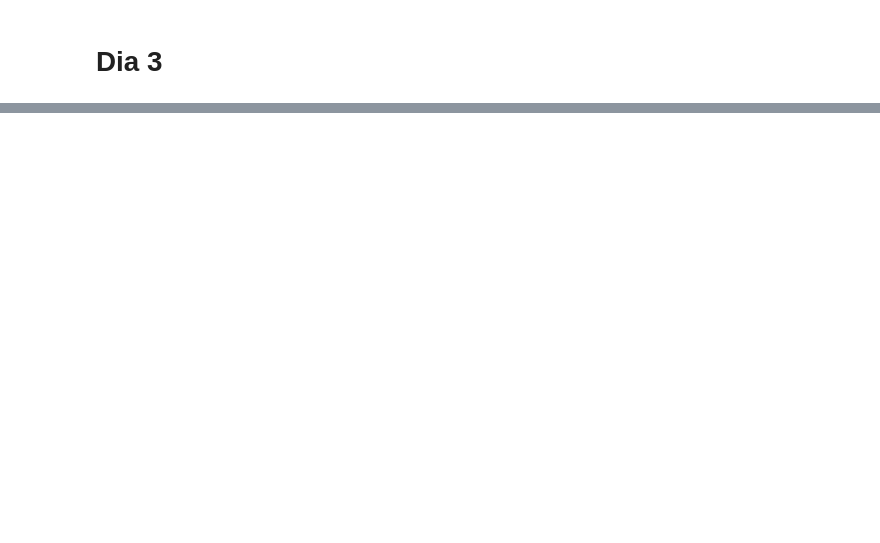
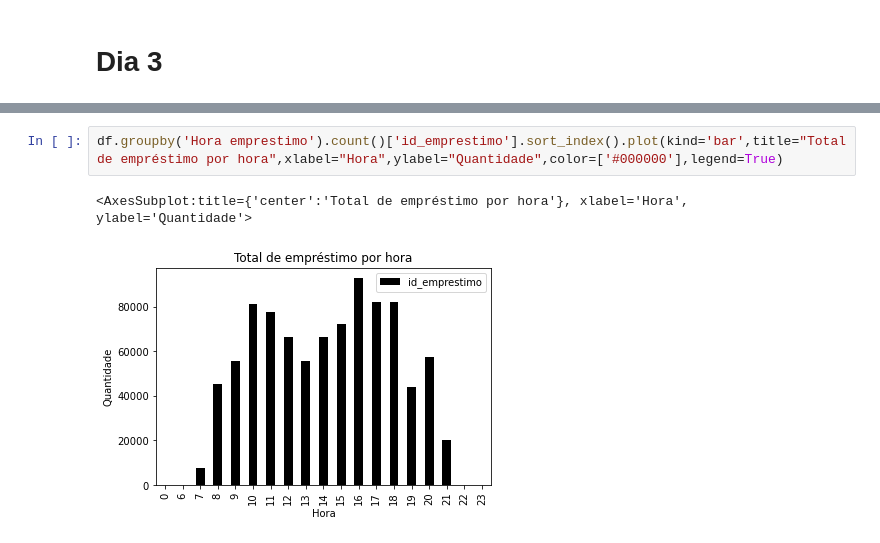
Before and after one commit to mdsprado/7Daysofcode, a Jupyter notebook: 7DaysOfCode de Python Pandas.ipynb, the cells around one changed output, grey strips where cells are left out. Saved outputs shown, nothing was run; the diff lists cells and outputs as text; blank space fills up the shorter version.

```diff
--- a/7DaysOfCode de Python Pandas.ipynb
+++ b/7DaysOfCode de Python Pandas.ipynb
@@ -253,0 +298,5 @@ memory usage: 100.3+ MB
+# %%
+df.groupby('Hora emprestimo').count()['id_emprestimo'].sort_index().plot(kind='bar',title="Total de empréstimo por hora",xlabel="Hora",ylabel="Quantidade",color=['#000000'],legend=True)
+# %% [output]
+<AxesSubplot:title={'center':'Total de empréstimo por hora'}, xlabel='Hora', ylabel='Quantidade'>
+[figure, added]
```
Also changed, not shown: parts of 11 cells of this notebook.
